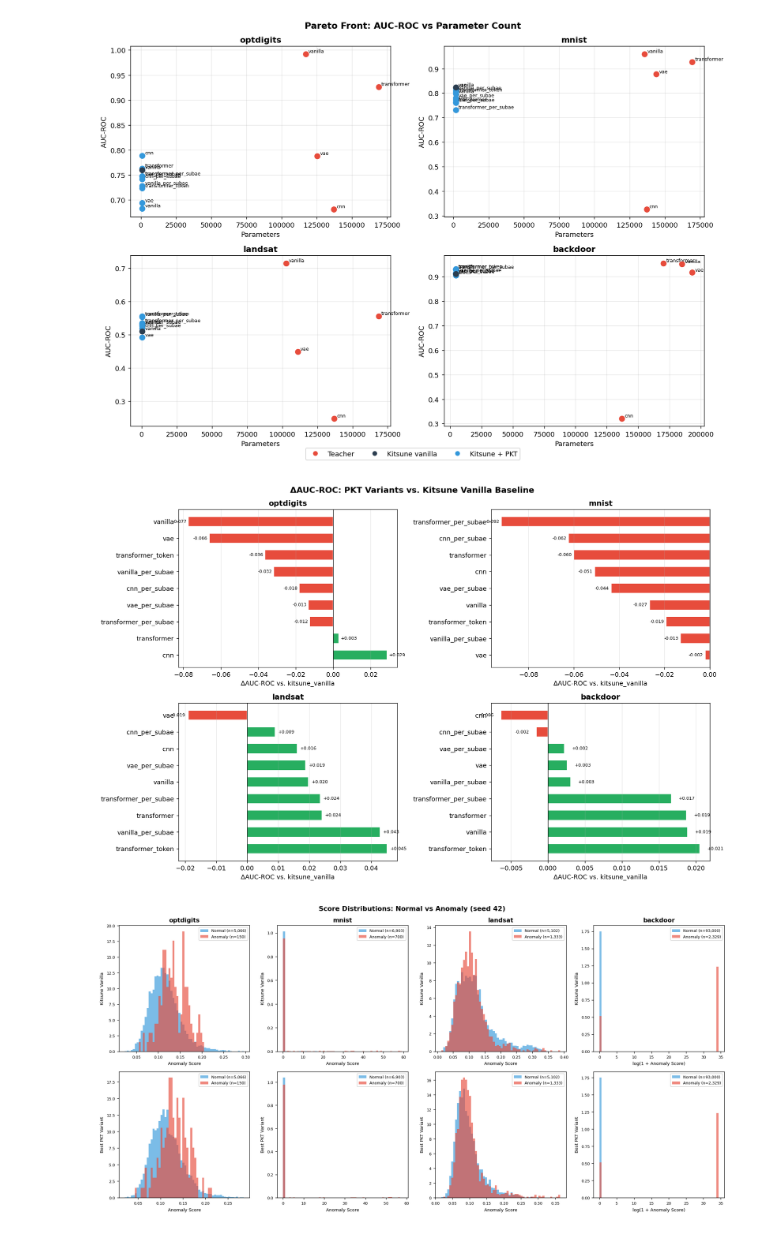
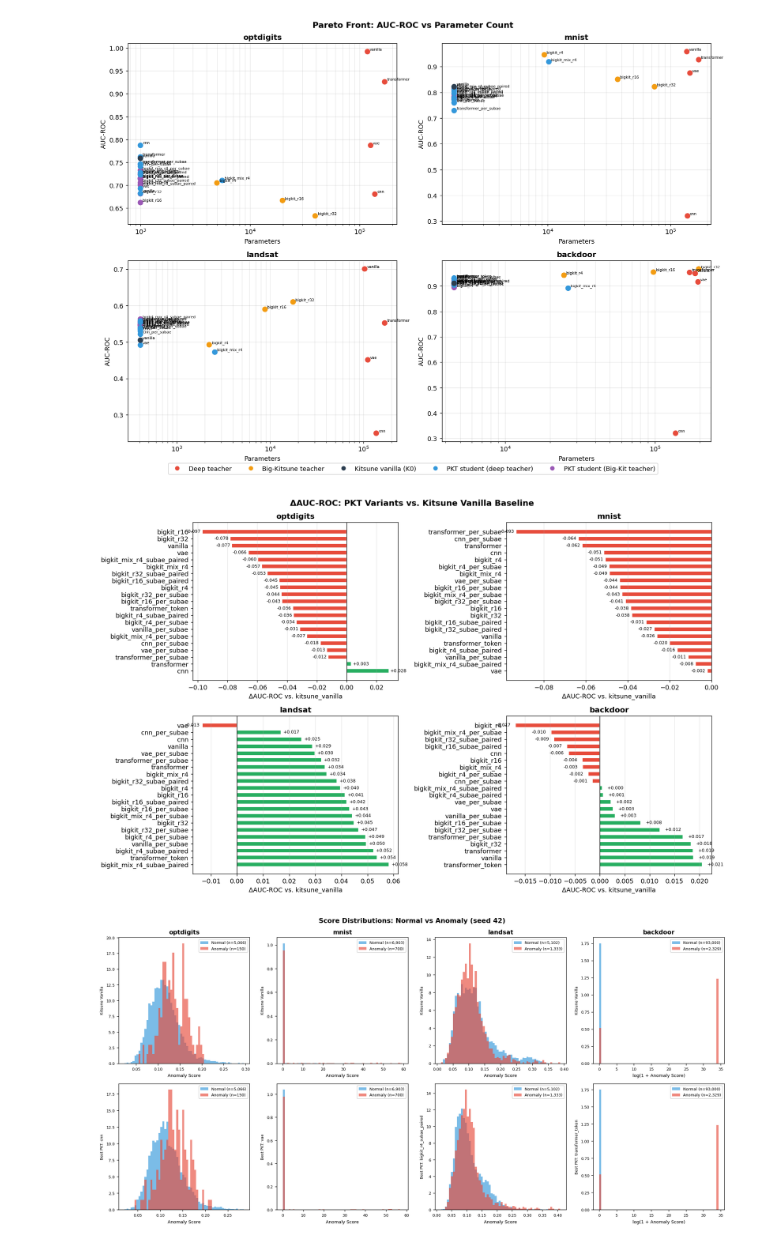
Before and after one commit to Smasko7/Lightweight-Anomaly-Detection-with-PKT, a Jupyter notebook: notebooks/analysis.ipynb, the cells around one changed output. Cells and saved outputs as stored; diff of their text form; code cells hidden in the pictures.

Commit message:
Added bigkit, direct RMSE sum method, updated README and results

```diff
--- a/notebooks/analysis.ipynb
+++ b/notebooks/analysis.ipynb
@@ -20,6 +26,8 @@ FIGURES_DIR.mkdir(parents=True, exist_ok=True)
 
 DATASETS = ['optdigits', 'mnist', 'landsat', 'backdoor']
 TEACHERS = ['vanilla', 'cnn', 'transformer', 'vae']
+BIGKIT_TEACHERS = ['bigkit_r4', 'bigkit_r16', 'bigkit_r32']
+BIGKIT_RATIOS = [4, 16, 32]
 BASELINE = 'kitsune_vanilla'
 
 plt.rcParams.update({'figure.dpi': 130, 'font.size': 10})
@@ -83,47 +93,54 @@ pivot
 # Pareto plot: AUC-ROC vs parameter count (2×2 grid, one panel per dataset)
 means = df.groupby(['dataset', 'model'])[['auc_roc', 'params']].mean().reset_index()
 
-# Colour: teachers vs kitsune variants
+# Colour: deep teacher / big-kitsune teacher / kitsune baseline / deep-teacher PKT student / big-kitsune PKT student
 def model_color(m):
     if m in TEACHERS:
-        return '#e74c3c'        # red — teacher
+        return '#e74c3c'        # red    — deep teacher
+    elif m in BIGKIT_TEACHERS:
+        return '#f39c12'        # orange — Big-Kitsune teacher (standalone)
     elif m == BASELINE:
-        return '#2c3e50'        # dark — baseline student
+        return '#2c3e50'        # dark   — kitsune vanilla baseline
+    elif m.startswith('kitsune_pkt_bigkit'):
+        return '#9b59b6'        # purple — Big-Kitsune-distilled PKT student
     else:
-        return '#3498db'        # blue — PKT student
+        return '#3498db'        # blue   — deep-teacher PKT student
 
-fig, axes = plt.subplots(2, 2, figsize=(13, 9), sharey=False)
+fig, axes = plt.subplots(2, 2, figsize=(14, 10), sharey=False)
 axes = axes.flatten()
 
 for ax, dataset in zip(axes, DATASETS):
     sub = means[means['dataset'] == dataset]
     for _, row in sub.iterrows():
         color = model_color(row['model'])
         ax.scatter(row['params'], row['auc_roc'], color=color, s=60, zorder=3)
         ax.annotate(
             row['model'].replace('kitsune_', '').replace('pkt_', ''),
             (row['params'], row['auc_roc']),
-            fontsize=7, xytext=(4, 2), textcoords='offset points'
+            fontsize=6, xytext=(4, 2), textcoords='offset points'
         )
     ax.set_title(dataset, fontweight='bold')
     ax.set_xlabel('Parameters')
     ax.set_ylabel('AUC-ROC')
-    ax.grid(True, alpha=0.3)
+    ax.set_xscale('log')   # log scale handles the wide range from 406 (kit_landsat) to ~200K (vanilla_backdoor)
+    ax.grid(True, alpha=0.3, which='both')
 
 # Legend
 from matplotlib.lines import Line2D
 legend_elements = [
-    Line2D([0], [0], marker='o', color='w', markerfacecolor='#e74c3c', markersize=8, label='Teacher'),
-    Line2D([0], [0], marker='o', color='w', markerfacecolor='#2c3e50', markersize=8, label='Kitsune vanilla'),
-    Line2D([0], [0], marker='o', color='w', markerfacecolor='#3498db', markersize=8, label='Kitsune + PKT'),
+    Line2D([0], [0], marker='o', color='w', markerfacecolor='#e74c3c', markersize=8, label='Deep teacher'),
+    Line2D([0], [0], marker='o', color='w', markerfacecolor='#f39c12', markersize=8, label='Big-Kitsune teacher'),
+    Line2D([0], [0], marker='o', color='w', markerfacecolor='#2c3e50', markersize=8, label='Kitsune vanilla (K0)'),
+    Line2D([0], [0], marker='o', color='w', markerfacecolor='#3498db', markersize=8, label='PKT student (deep teacher)'),
+    Line2D([0], [0], marker='o', color='w', markerfacecolor='#9b59b6', markersize=8, label='PKT student (Big-Kit teacher)'),
 ]
-fig.legend(handles=legend_elements, loc='lower center', ncol=3, bbox_to_anchor=(0.5, -0.02))
+fig.legend(handles=legend_elements, loc='lower center', ncol=5, bbox_to_anchor=(0.5, -0.02))
 plt.suptitle('Pareto Front: AUC-ROC vs Parameter Count', fontsize=13, fontweight='bold')
 plt.tight_layout()
 plt.savefig(FIGURES_DIR / 'pareto.png', dpi=150, bbox_inches='tight')
 plt.show()
 # %% [output]
-[figure, old version]
+[figure, new version]
 # %%
 # Delta AUC-ROC: PKT variants vs. kitsune_vanilla baseline (per dataset)
 mean_auc = df.groupby(['dataset', 'model'])['auc_roc'].mean().unstack('model')
@@ -164,9 +181,9 @@ plt.tight_layout()
 plt.savefig(FIGURES_DIR / 'delta_auc.png', dpi=150, bbox_inches='tight')
 plt.show()
 # %% [output]
-[figure, old version]
+[figure, new version]
 # %%
-import sys
+import sys, re
 sys.path.insert(0, str(Path('..').resolve()))
 
 import torch
@@ -175,29 +192,53 @@ from data.loader import load_dataset
 
 LOG_SCALE_DATASETS = {'backdoor'}
 
+
 def get_scores(dataset: str, model_name: str, seed: int):
+    """Load any kitsune-family checkpoint and return (scores, labels). Bigkit-aware:
+    parses hidden_ratio out of 'bigkit_r{R}' / 'kitsune_pkt_bigkit_r{R}*' names,
+    instantiates KitsunePyTorch with the right ratio, and uses direct_rmse_sum
+    for the standalone bigkit teacher (which has no trained output AE)."""
     ckpt_path = Path('..') / 'checkpoints' / f'{dataset}_{model_name}_seed{seed}.pt'
     if not ckpt_path.exists():
         return None, None
     _, _, test_loader, cfg = load_dataset(dataset, batch_size=512, seed=seed)
-    model = KitsunePyTorch(cfg['n_features'], cfg['k_groups'])
+
+    is_bigkit_teacher = model_name.startswith('bigkit')
+    has_bigkit_in_name = 'bigkit' in model_name
+    if has_bigkit_in_name:
+        # standalone teacher uses its own ratio; PKT student loaded with default 0.75
+        if is_bigkit_teacher:
+            r = int(re.search(r'bigkit_r(\d+)', model_name).group(1))
+            model = KitsunePyTorch(cfg['n_features'], cfg['k_groups'], hidden_ratio=float(r))
+        else:
+            model = KitsunePyTorch(cfg['n_features'], cfg['k_groups'])  # student is always default
+    else:
+        model = KitsunePyTorch(cfg['n_features'], cfg['k_groups'])
+
     ckpt = torch.load(ckpt_path, map_location='cpu')
     state_dict = ckpt['state_dict'] if isinstance(ckpt, dict) and 'state_dict' in ckpt else ckpt
     model.load_state_dict(state_dict)
     model.eval()
+
     all_scores, all_labels = [], []
     with torch.no_grad():
         for x, y in test_loader:
-            all_scores.append(model.get_anomaly_score(x).numpy())
+            if is_bigkit_teacher:
+                # output AE was never trained — score via direct sum of per-group RMSE
+                s = model.direct_rmse_sum(x)
+            else:
+                s = model.get_anomaly_score(x)
+            all_scores.append(s.numpy())
             all_labels.append(y.numpy())
     return np.concatenate(all_scores), np.concatenate(all_labels)
 
 
+# Current best PKT variant per dataset (per RESEARCH_STATE §7.8 / README results)
 COMPARISONS = {
-    'optdigits': ('kitsune_vanilla', 'kitsune_pkt_cnn'),
-    'mnist':     ('kitsune_vanilla', 'kitsune_pkt_vae'),
-    'landsat':   ('kitsune_vanilla', 'kitsune_pkt_transformer_token'),
-    'backdoor':  ('kitsune_vanilla', 'kitsune_pkt_transformer_token'),
+    'optdigits': ('kitsune_vanilla', 'kitsune_pkt_cnn'),                    # +0.029
+    'mnist':     ('kitsune_vanilla', 'kitsune_pkt_vae'),                    # ≈ tie
+    'landsat':   ('kitsune_vanilla', 'kitsune_pkt_bigkit_r4_subae_paired'), # +0.047 (NEW: bigkit wins)
+    'backdoor':  ('kitsune_vanilla', 'kitsune_pkt_transformer_token'),      # +0.021
 }
 SEED = 42
 
@@ -209,7 +250,7 @@ for col, dataset in enumerate(DATASETS):
 
     for row, (model_name, title) in enumerate([
         (baseline_name, 'Kitsune Vanilla'),
-        (pkt_name,      'Best PKT Variant'),
+        (pkt_name,      f'Best PKT: {pkt_name.replace("kitsune_pkt_", "")}'),
     ]):
         ax = axes[row, col]
         scores, labels = get_scores(dataset, model_name, SEED)
@@ -236,7 +277,7 @@ for col, dataset in enumerate(DATASETS):
 
         if row == 0:
             ax.set_title(dataset, fontweight='bold', fontsize=11)
-        ax.set_ylabel(title, fontsize=8)
+        ax.set_ylabel(title, fontsize=7)
         ax.tick_params(labelsize=7)
 
 plt.suptitle(f'Score Distributions: Normal vs Anomaly (seed {SEED})', fontsize=12, fontweight='bold')
@@ -244,4 +285,4 @@ plt.tight_layout()
 plt.savefig(FIGURES_DIR / 'score_histograms.png', dpi=150, bbox_inches='tight')
 plt.show()
 # %% [output]
-[figure, old version]
+[figure, new version]
```
Also changed, not shown: parts of 5 cells of this notebook, 12 other files.
